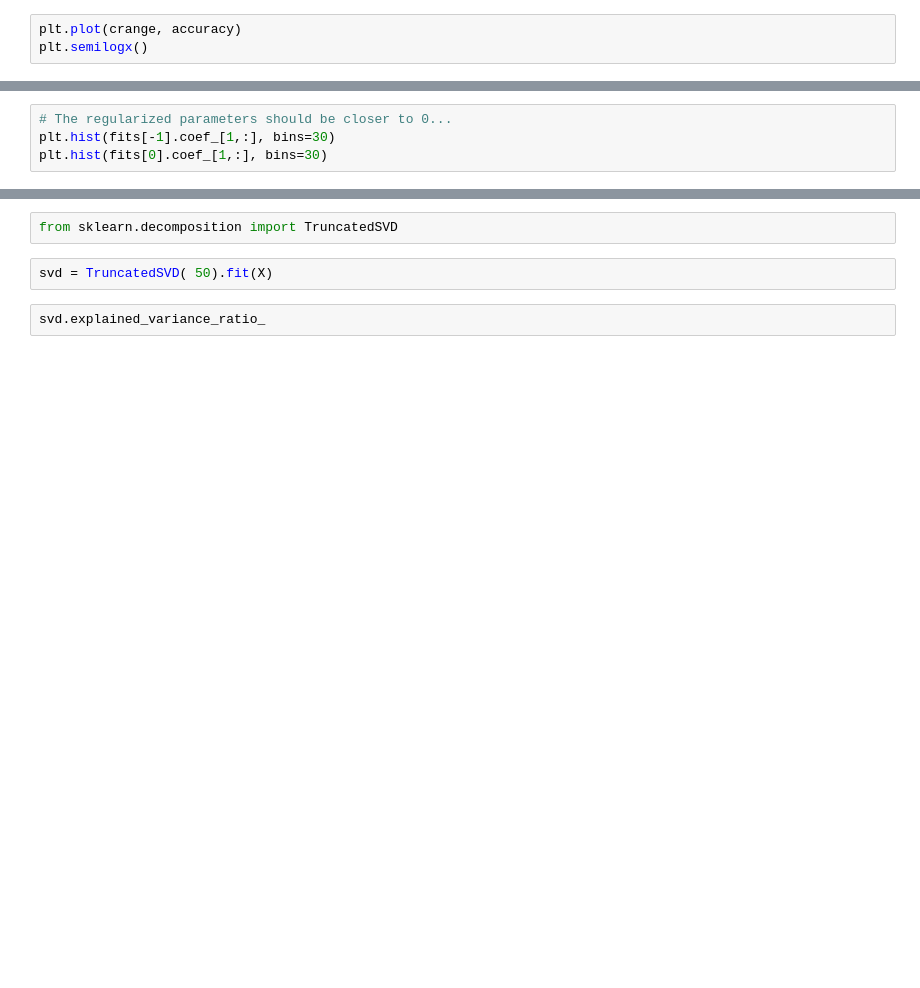
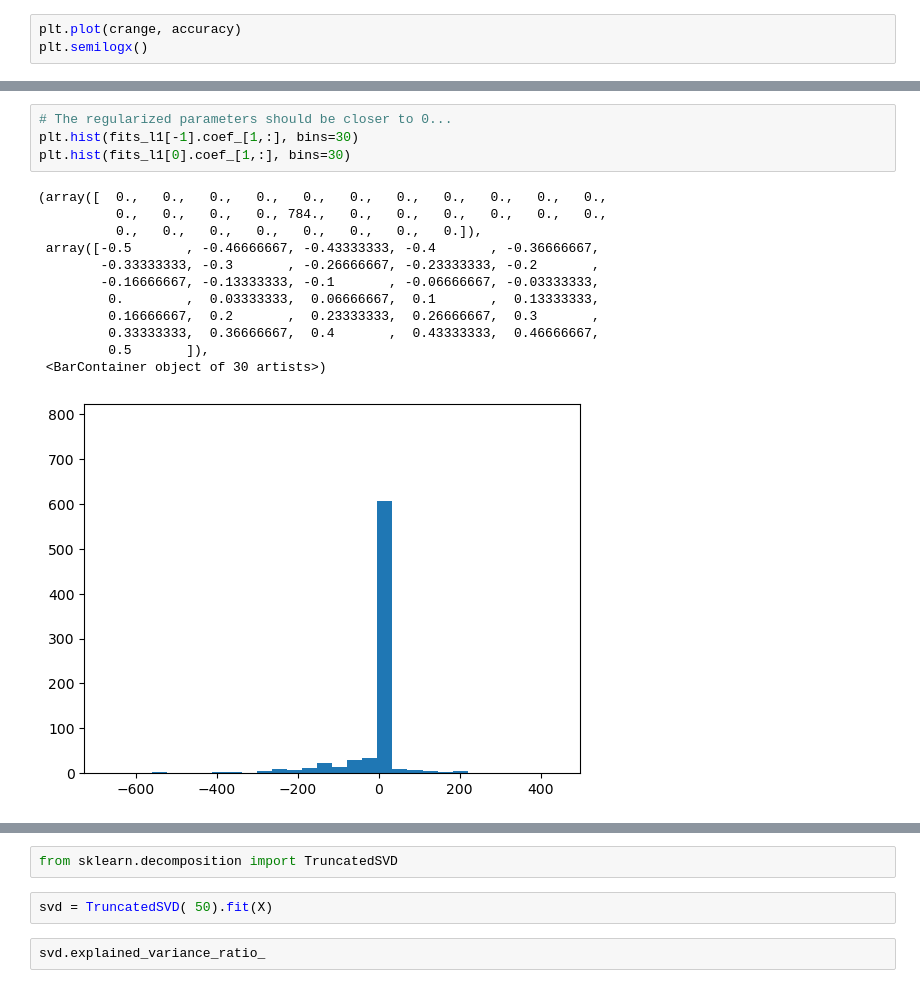
Before and after one commit to wltrimbl/uchicago-data221, a Jupyter notebook: notebooks/MNIST-REGULARIZE-ROC.ipynb, the cells around one changed output, grey strips where cells are left out. Cells and saved outputs as stored; diff of their text form; blank space fills up the shorter version.

```diff
--- a/notebooks/MNIST-REGULARIZE-ROC.ipynb
+++ b/notebooks/MNIST-REGULARIZE-ROC.ipynb
@@ -115,7 +216,20 @@ plt.semilogx()
 # %%
 # The regularized parameters should be closer to 0...
-plt.hist(fits[-1].coef_[1,:], bins=30)
-plt.hist(fits[0].coef_[1,:], bins=30)
+plt.hist(fits_l1[-1].coef_[1,:], bins=30)
+plt.hist(fits_l1[0].coef_[1,:], bins=30)
+# %% [output]
+(array([  0.,   0.,   0.,   0.,   0.,   0.,   0.,   0.,   0.,   0.,   0.,
+          0.,   0.,   0.,   0., 784.,   0.,   0.,   0.,   0.,   0.,   0.,
+          0.,   0.,   0.,   0.,   0.,   0.,   0.,   0.]),
+ array([-0.5       , -0.46666667, -0.43333333, -0.4       , -0.36666667,
+        -0.33333333, -0.3       , -0.26666667, -0.23333333, -0.2       ,
+        -0.16666667, -0.13333333, -0.1       , -0.06666667, -0.03333333,
+         0.        ,  0.03333333,  0.06666667,  0.1       ,  0.13333333,
+         0.16666667,  0.2       ,  0.23333333,  0.26666667,  0.3       ,
+         0.33333333,  0.36666667,  0.4       ,  0.43333333,  0.46666667,
+         0.5       ]),
+ <BarContainer object of 30 artists>)
+[figure, added]
 # %%
 # What about L1 regularization?  This will effectively throw
 # out pixels that have too little influence on the result.
```
Also changed, not shown: parts of 43 cells of this notebook, 3 other files.
